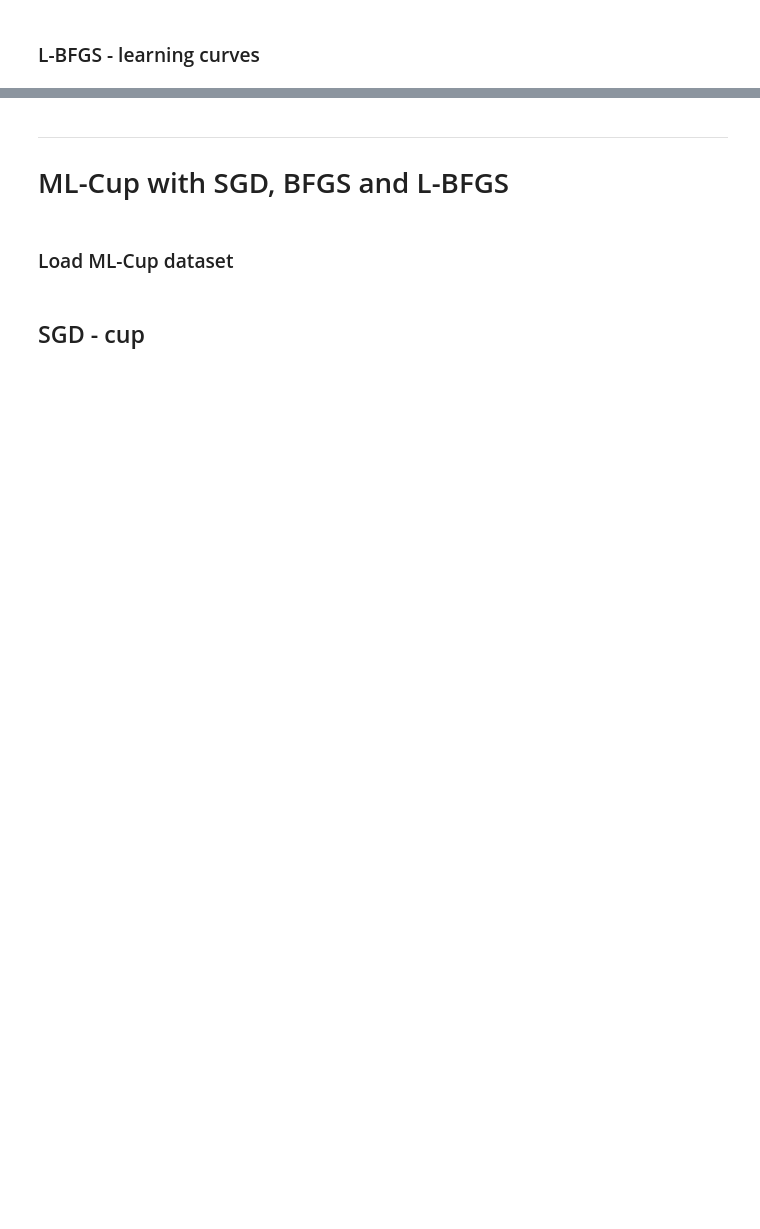
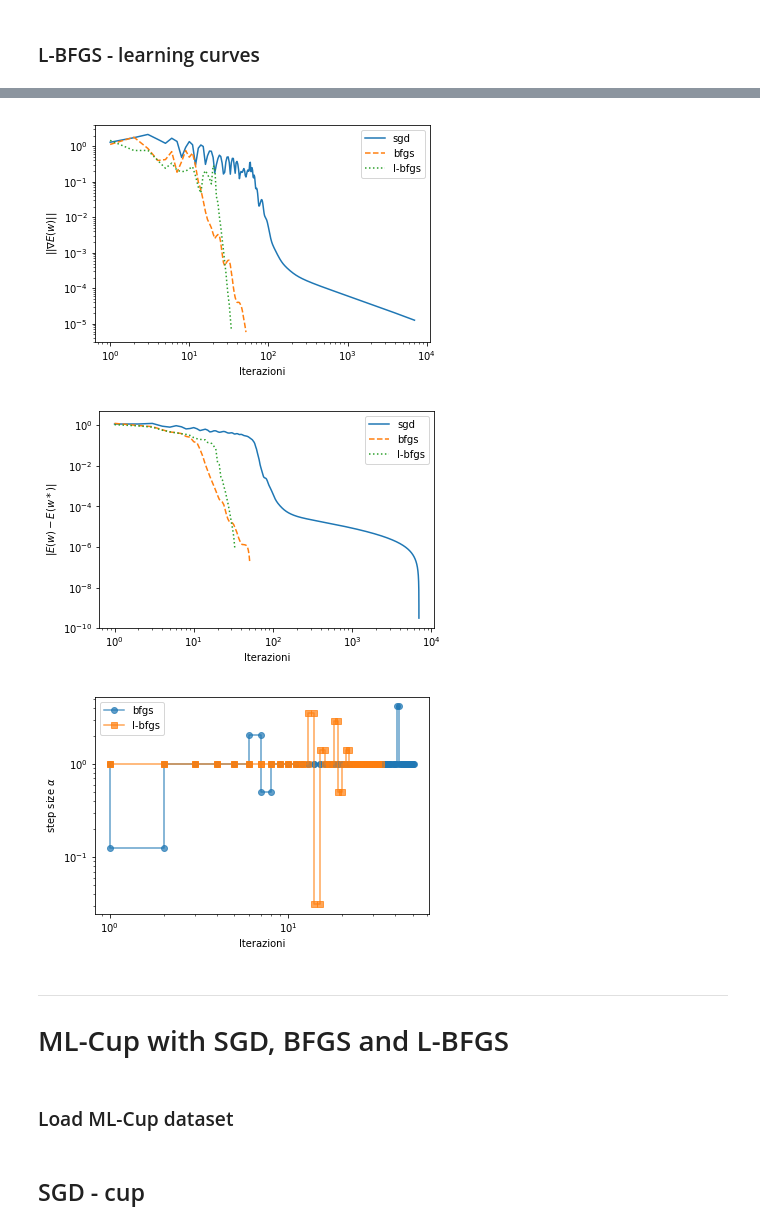
Before and after one commit to davide-serramazza/MLExam, a Jupyter notebook: src/tutorial.ipynb, the cells around one changed output, grey strips where cells are left out. Cells and saved outputs as stored; diff of their text form; code cells hidden in the pictures; blank space fills up the shorter version.

```diff
--- a/src/tutorial.ipynb
+++ b/src/tutorial.ipynb
@@ -209,3 +242,11 @@ norm gradient last: 0.00845955915103
+# %%
+plot_norm_gradient_vs_iterations(norm_gradients_sgd, norm_gradients_bfgs, norm_gradients_lbfgs)
+plot_relative_gap_vs_iterations(list(loss_tr_sgd), list(loss_tr_bfgs), list(loss_tr_lbfgs))
+plot_alpha_vs_iterations(alphas_bfgs, alphas_lbfgs)
+# %% [output]
+[figure, added]
+[figure, added]
+[figure, added]
 # %% [markdown]
 --------------------------------------
 # ML-Cup with SGD, BFGS and L-BFGS
```
Also changed, not shown: parts of 25 cells of this notebook, 6 other files.
